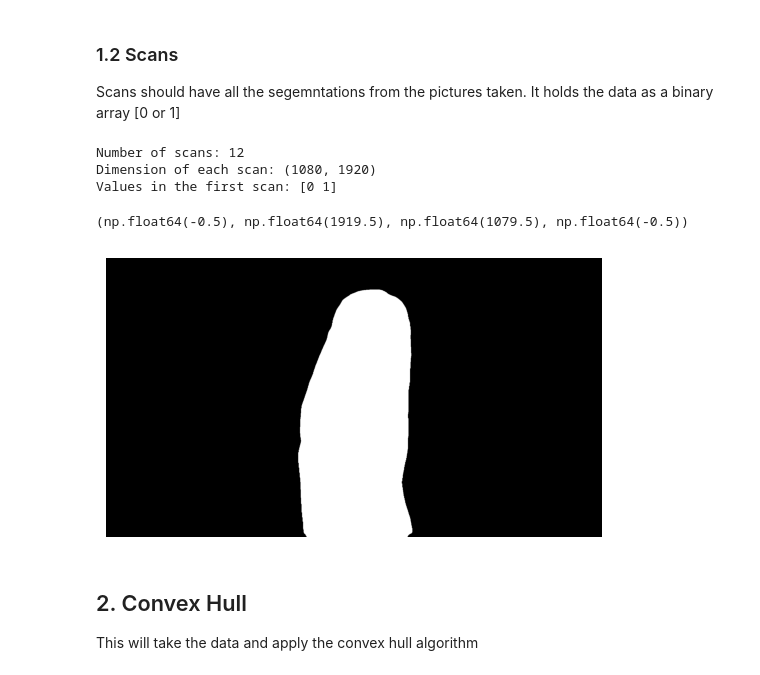
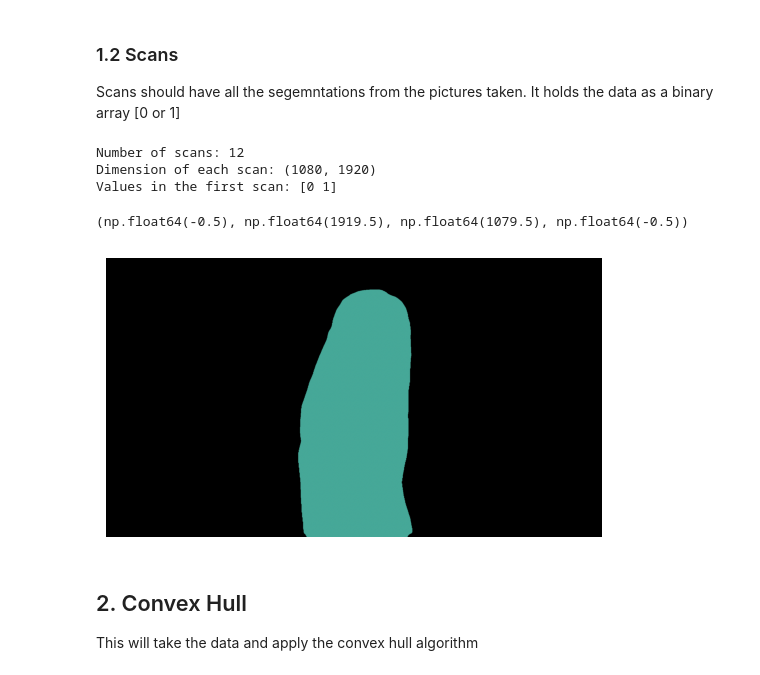
Before and after one commit to GuilhermeCosta-Ferreira/ARM-SOFT-Scanning, a Jupyter notebook: 3d_reconstruction/reconstruction_nb.ipynb, the cells around one changed output. Cells and saved outputs as stored; diff of their text form; code cells hidden in the pictures.

```diff
--- a/3d_reconstruction/reconstruction_nb.ipynb
+++ b/3d_reconstruction/reconstruction_nb.ipynb
@@ -63,16 +66,16 @@ scans = Scans("../3d_reconstruction/figures/reconstruction_d30/segmented")
 # %%
 print(f"Number of scans: {scans.nr_positions}")
 print(f"Dimension of each scan: {scans.scan_shape}")
 print(f"Values in the first scan: {np.unique(scans.scan(0))}")
 
-plt.imshow(scans.scan(0), cmap='gray')
+plt.imshow(scans.scan(0), cmap=gb_cmap)
 plt.axis('off')
 # %% [output]
 Number of scans: 12
 Dimension of each scan: (1080, 1920)
 Values in the first scan: [0 1]
 (np.float64(-0.5), np.float64(1919.5), np.float64(1079.5), np.float64(-0.5))
-[figure, old version]
+[figure, new version]
 # %% [markdown]
 ## 2. Convex Hull
 This will take the data and apply the convex hull algorithm
```
Also changed, not shown: parts of 6 cells of this notebook, 24 other files.
